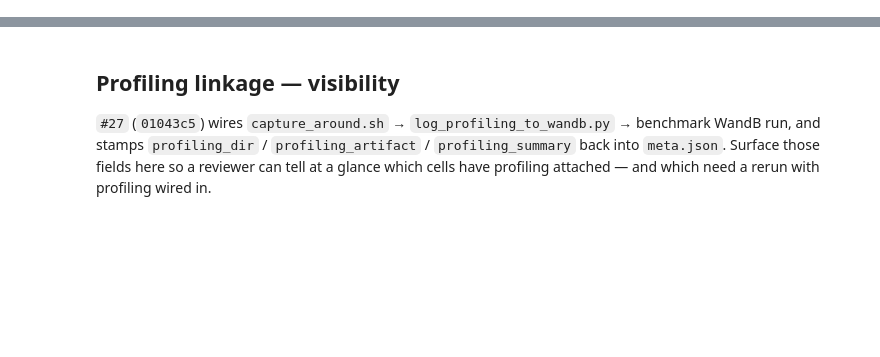
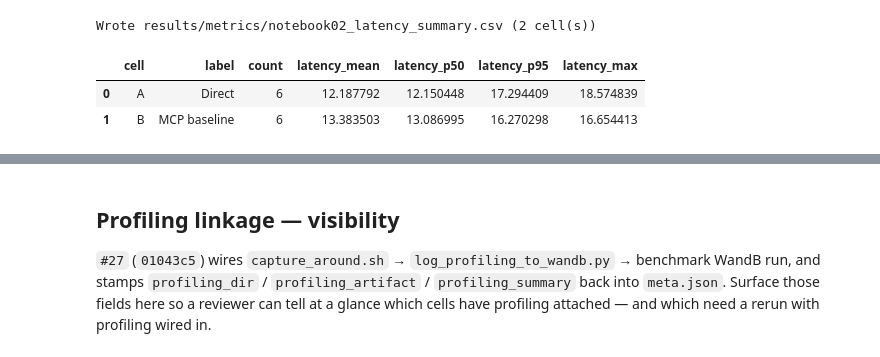
Before and after one commit to HPML6998-S26-Team13/hpml-assetopsbench-smart-grid-mcp, a Jupyter notebook: notebooks/02_latency_analysis.ipynb, the cells around one changed output, grey strips where cells are left out. Saved outputs shown, nothing was run; the diff lists cells and outputs as text; code cells hidden in the pictures; blank space fills up the shorter version.

```diff
--- a/notebooks/02_latency_analysis.ipynb
+++ b/notebooks/02_latency_analysis.ipynb
@@ -221,11 +323,24 @@ availability_df["analysis_ready"] = (
 
 ready_cells = availability_df.loc[availability_df["analysis_ready"], "cell"].tolist()
 missing_cells = availability_df.loc[~availability_df["analysis_ready"], "cell"].tolist()
+ready_set = set(ready_cells)
 
 print(f"Ready cells:   {ready_cells if ready_cells else 'none'}")
 print(f"Missing cells: {missing_cells if missing_cells else 'none'}")
 
 analysis_ready = len(missing_cells) == 0
-if not analysis_ready:
+partial_ready = len(ready_cells) > 0 and not analysis_ready
+
+if analysis_ready:
+    print("\nFull-readiness mode: all of A/B/C present. Reporting full overhead decomposition.")
+elif partial_ready:
+    print(f"\nPartial-readiness mode: {ready_cells} present. "
+          "Reporting pairwise overhead deltas for available cell pairs; "
+          "missing pairs deferred until remaining cells land.")
+else:
     print("\nScaffold mode: waiting on real captures for Cells A, B, C.")
     print("Expected captures per #25 come from scripts/run_experiment.sh runs against configs/aat_*.env.")
+
+if "B" in ready_set and not analysis_ready:
+    print("Shared Cell B note: the AaT anchor is present, so #104 / Experiment 2 contract checks "
+          "can start now even though the full A/B/C overhead table is incomplete.")
@@ -236,47 +511,65 @@ When all three cells are ready, pull `latencies.jsonl` from the **latest** run i
 # %%
+LATENCY_SUMMARY_COLUMNS = ["cell", "label", "count", "latency_mean", "latency_p50", "latency_p95", "latency_max"]
+
+
 def load_cell_latencies(cell_spec: dict) -> pd.DataFrame:
     cell_dir = cell_spec["path"]
     raw_dir = cell_dir / "raw"
     latest_run = _latest_run_dir(raw_dir)
     if latest_run is None:
         return pd.DataFrame()
-    rows = []
-    with (latest_run / "latencies.jsonl").open() as handle:
-        for line in handle:
-            if not line.strip():
-                continue
-            row = json.loads(line)
-            row["cell"] = cell_spec["cell"]
-            row["label"] = cell_spec["label"]
-            row["run_id"] = latest_run.name
-            rows.append(row)
-    return pd.DataFrame(rows)
+    rows, errors = _load_jsonl(latest_run / "latencies.jsonl")
+    if errors:
+        print(
+            f"WARNING: {cell_spec['cell']}: {len(errors)} unparseable JSONL row(s) in "
+            f"{latest_run.name}/latencies.jsonl; first at line {errors[0]['line_number']}: {errors[0]['reason']}"
+        )
+    enriched = []
+    for row in rows:
+        row["cell"] = cell_spec["cell"]
+        row["label"] = cell_spec["label"]
+        row["run_id"] = latest_run.name
+        enriched.append(row)
+    return pd.DataFrame(enriched)
 
-if analysis_ready:
-    latency_df = pd.concat(
-        [load_cell_latencies(spec) for spec in CELL_SPECS],
-        ignore_index=True,
-    )
 
+per_cell_dfs = []
+for spec in CELL_SPECS:
+    if spec["cell"] in ready_set:
+        df = load_cell_latencies(spec)
+        if not df.empty:
+            per_cell_dfs.append(df)
+
+if per_cell_dfs:
+    latency_df = pd.concat(per_cell_dfs, ignore_index=True)
     latency_summary = (
         latency_df.groupby(["cell", "label"], as_index=False)["latency_seconds"]
         .agg(
             count="count",
             latency_mean="mean",
             latency_p50="median",
             latency_p95=lambda s: s.quantile(0.95),
             latency_max="max",
         )
+        .sort_values("cell")
+        .reset_index(drop=True)
     )
-
-    summary_path = RESULTS_METRICS_DIR / "notebook02_latency_summary.csv"
-    latency_summary.to_csv(summary_path, index=False)
-    print(f"Wrote {summary_path.relative_to(REPO_ROOT)}")
+    latency_summary.to_csv(LATENCY_SUMMARY_CSV, index=False)
+    print(f"Wrote {LATENCY_SUMMARY_CSV.relative_to(REPO_ROOT)} ({len(latency_summary)} cell(s))")
     display(latency_summary)
 else:
     latency_df = pd.DataFrame()
     latency_summary = pd.DataFrame()
-    print("Skipping per-scenario aggregation — cells missing captures.")
+    _write_deferred_csv(
+        LATENCY_SUMMARY_CSV, LATENCY_SUMMARY_COLUMNS,
+        "No cells have latency rows yet - per-scenario aggregation deferred.",
+    )
+    print(f"Wrote deferred-state {LATENCY_SUMMARY_CSV.relative_to(REPO_ROOT)}.")
+# %% [output]
+Wrote results/metrics/notebook02_latency_summary.csv (2 cell(s))
+|  | cell | label | count | latency_mean | latency_p50 | latency_p95 | latency_max |
+| 0 | A | Direct | 6 | 12.187792 | 12.150448 | 17.294409 | 18.574839 |
+| 1 | B | MCP baseline | 6 | 13.383503 | 13.086995 | 16.270298 | 16.654413 |
 # %% [markdown]
 ## MCP overhead decomposition
 
```
Also changed, not shown: parts of 18 cells of this notebook, 5 other files.
